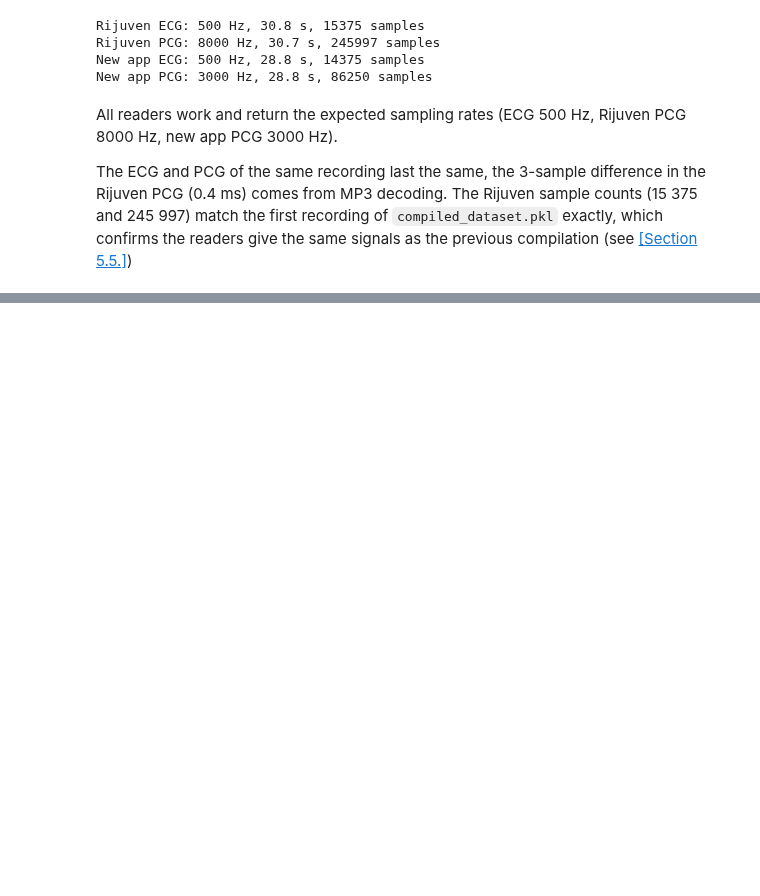
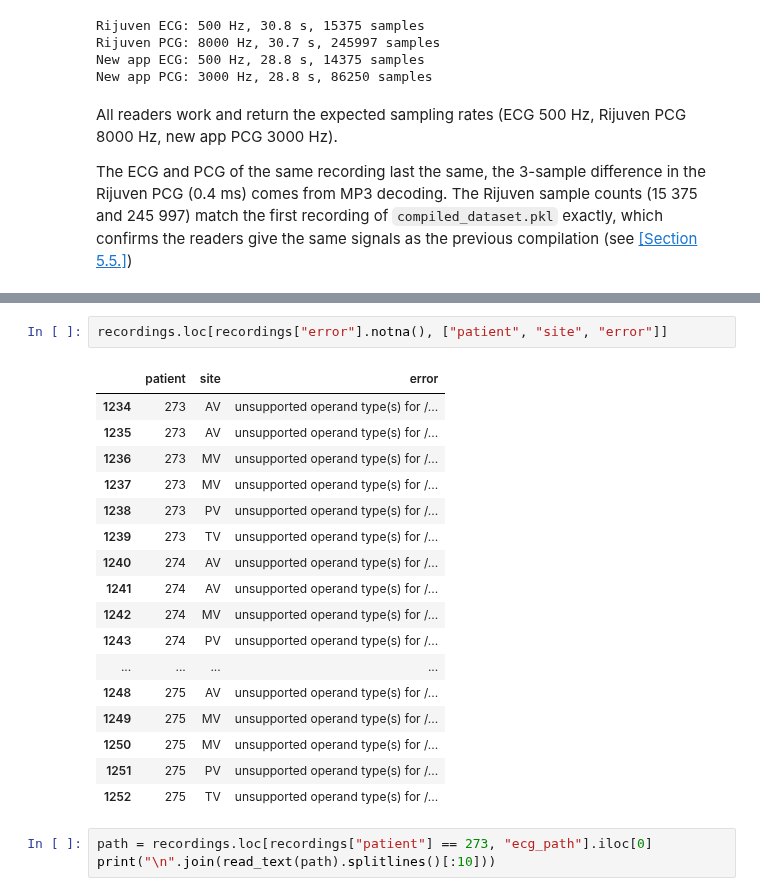
Before and after one commit to Alejandro-131004/cardio-trimodal-align, a Jupyter notebook: Data_Processing.ipynb, the cells around one changed output, grey strips where cells are left out. Cells and saved outputs as stored; diff of their text form; blank space fills up the shorter version.

```diff
--- a/Data_Processing.ipynb
+++ b/Data_Processing.ipynb
@@ -670,0 +907,23 @@ The ECG and PCG of the same recording last the same, the 3-sample difference in
+# %%
+recordings.loc[recordings["error"].notna(), ["patient", "site", "error"]]
+# %% [output]
+|  | patient | site | error |
+| 1234 | 273 | AV | unsupported operand type(s) for /... |
+| 1235 | 273 | AV | unsupported operand type(s) for /... |
+| 1236 | 273 | MV | unsupported operand type(s) for /... |
+| 1237 | 273 | MV | unsupported operand type(s) for /... |
+| 1238 | 273 | PV | unsupported operand type(s) for /... |
+| 1239 | 273 | TV | unsupported operand type(s) for /... |
+| 1240 | 274 | AV | unsupported operand type(s) for /... |
+| 1241 | 274 | AV | unsupported operand type(s) for /... |
+| 1242 | 274 | MV | unsupported operand type(s) for /... |
+| 1243 | 274 | PV | unsupported operand type(s) for /... |
+| ... | ... | ... | ... |
+| 1248 | 275 | AV | unsupported operand type(s) for /... |
+| 1249 | 275 | MV | unsupported operand type(s) for /... |
+| 1250 | 275 | MV | unsupported operand type(s) for /... |
+| 1251 | 275 | PV | unsupported operand type(s) for /... |
+| 1252 | 275 | TV | unsupported operand type(s) for /... |
+# %%
+path = recordings.loc[recordings["patient"] == 273, "ecg_path"].iloc[0]
+print("\n".join(read_text(path).splitlines()[:10]))
```
Also changed, not shown: parts of 26 cells of this notebook.
